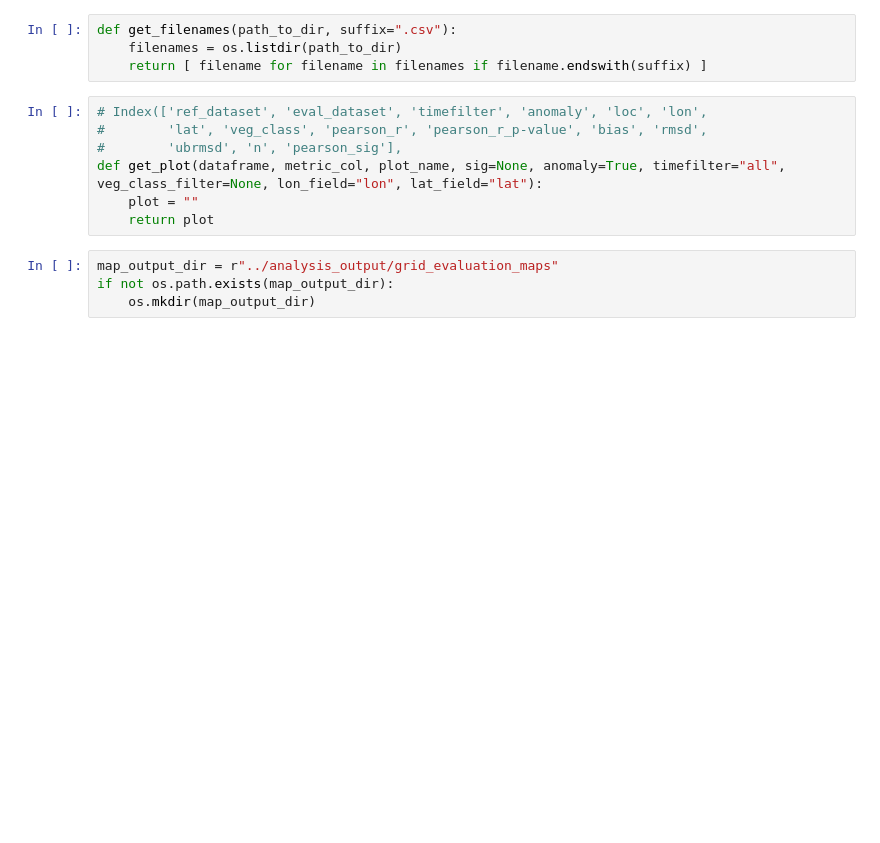
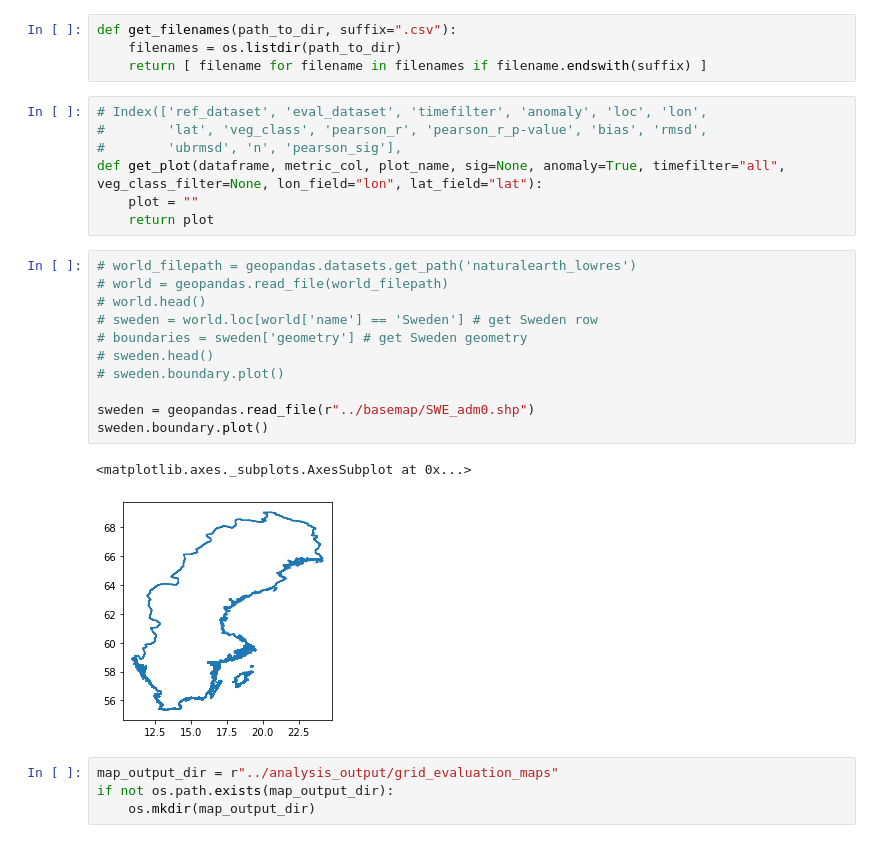
Before and after one commit to ninadel/soil-moisture-sweden, a Jupyter notebook: notebooks/metrics_plot.ipynb, the cells around one changed output. Saved outputs shown, nothing was run; the diff lists cells and outputs as text; blank space fills up the shorter version.

Commit message:
updated map output with SWE basemap

```diff
--- a/notebooks/metrics_plot.ipynb
+++ b/notebooks/metrics_plot.ipynb
@@ -24,6 +25,20 @@ def get_filenames(path_to_dir, suffix=".csv"):
 def get_plot(dataframe, metric_col, plot_name, sig=None, anomaly=True, timefilter="all", veg_class_filter=None, lon_field="lon", lat_field="lat"):
     plot = ""
     return plot
+# %%
+# world_filepath = geopandas.datasets.get_path('naturalearth_lowres')
+# world = geopandas.read_file(world_filepath)
+# world.head()
+# sweden = world.loc[world['name'] == 'Sweden'] # get Sweden row
+# boundaries = sweden['geometry'] # get Sweden geometry
+# sweden.head()
+# sweden.boundary.plot()
+
+sweden = geopandas.read_file(r"../basemap/SWE_adm0.shp")
+sweden.boundary.plot()
+# %% [output]
+<matplotlib.axes._subplots.AxesSubplot at 0x...>
+[figure, added]
 # %%
 map_output_dir = r"../analysis_output/grid_evaluation_maps"
 if not os.path.exists(map_output_dir):
```
Also changed, not shown: parts of 3 cells of this notebook.
